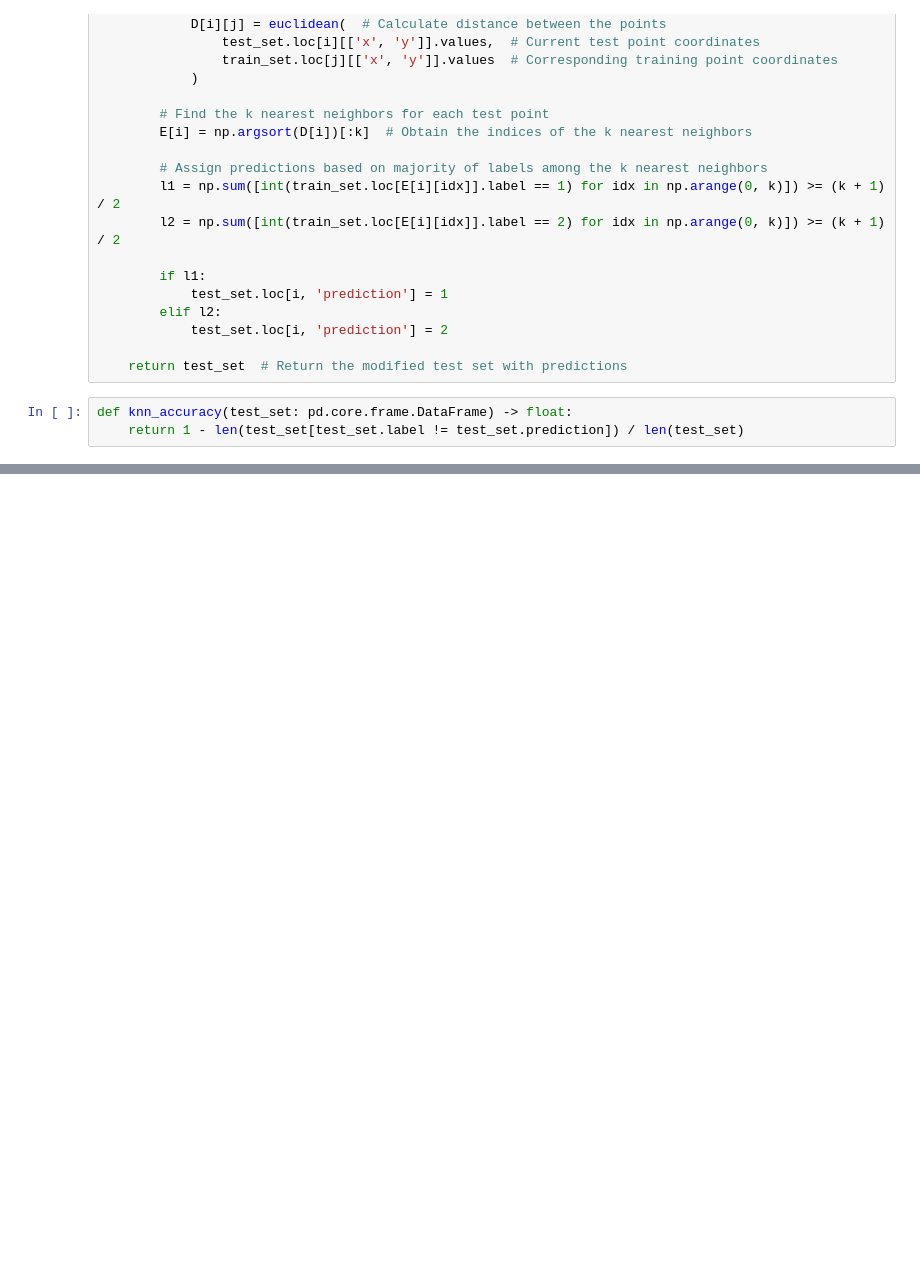
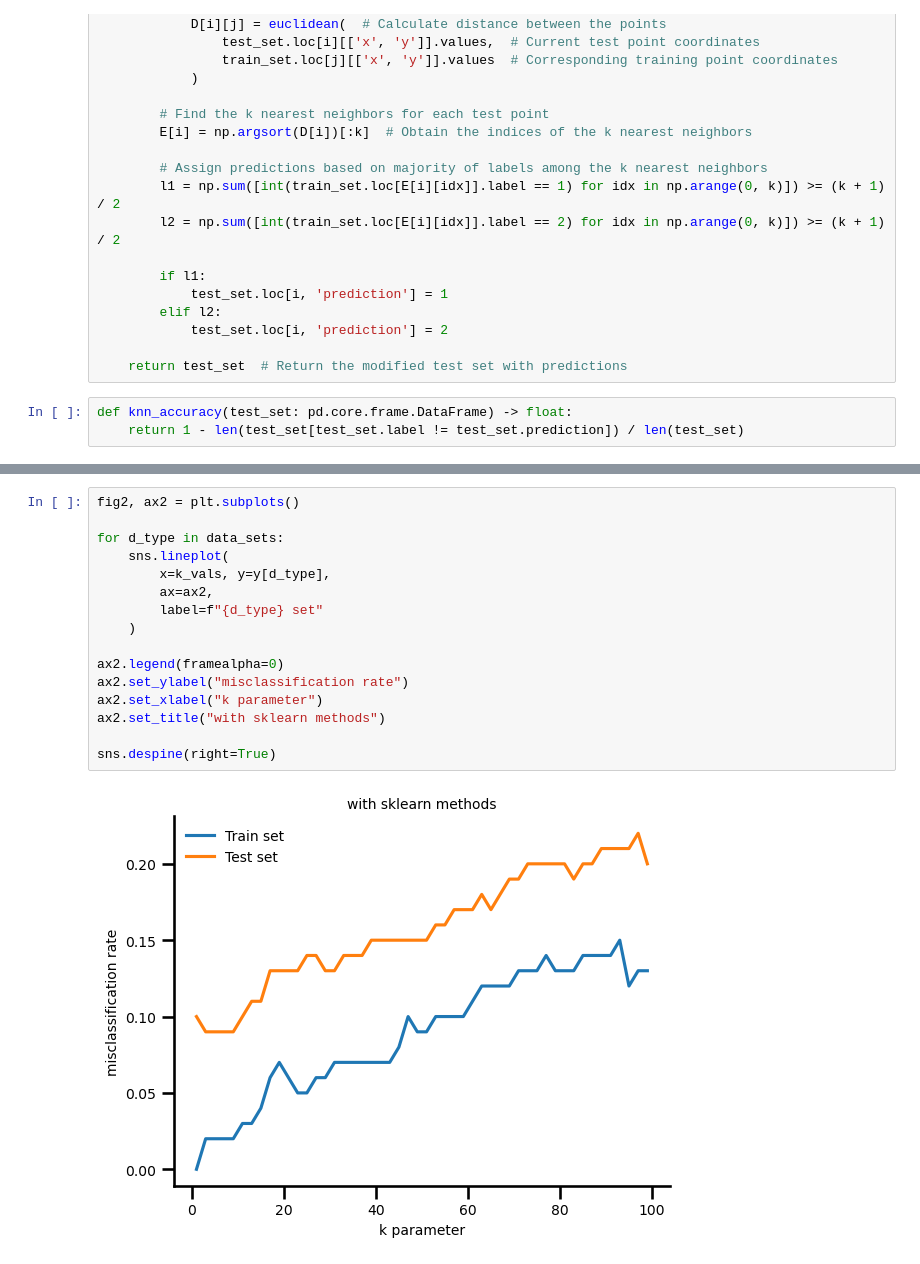
Before and after one commit to arnestc/StatisticalLearning, a Jupyter notebook: notebooks/01-synthetic-dataset.ipynb, the cells around one changed output, grey strips where cells are left out. Drawn from its saved outputs; the diff is of its cells as text; blank space fills up the shorter version.

```diff
--- a/notebooks/01-synthetic-dataset.ipynb
+++ b/notebooks/01-synthetic-dataset.ipynb
@@ -266,0 +285,18 @@ accuracy: 0.91
+# %%
+fig2, ax2 = plt.subplots()
+
+for d_type in data_sets:
+    sns.lineplot(
+        x=k_vals, y=y[d_type],
+        ax=ax2,
+        label=f"{d_type} set"
+    )
+
+ax2.legend(framealpha=0)
+ax2.set_ylabel("misclassification rate")
+ax2.set_xlabel("k parameter")
+ax2.set_title("with sklearn methods")
+
+sns.despine(right=True)
+# %% [output]
+[figure, added]
```
Also changed, not shown: parts of 6 cells of this notebook.
